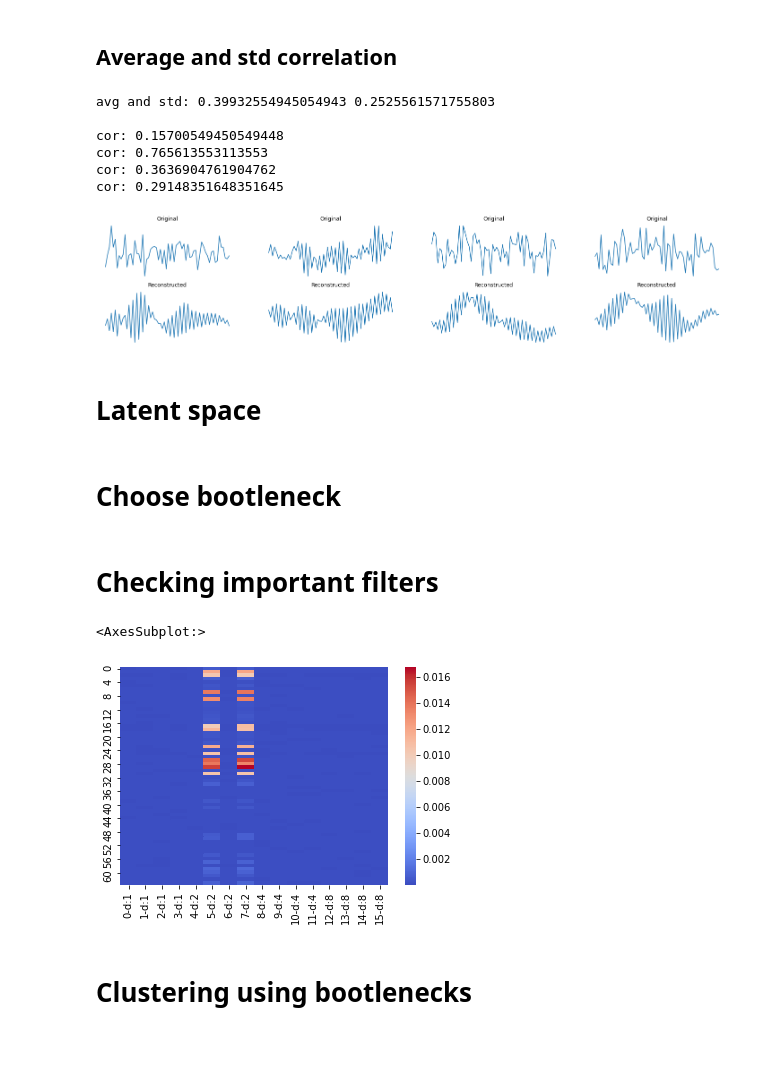
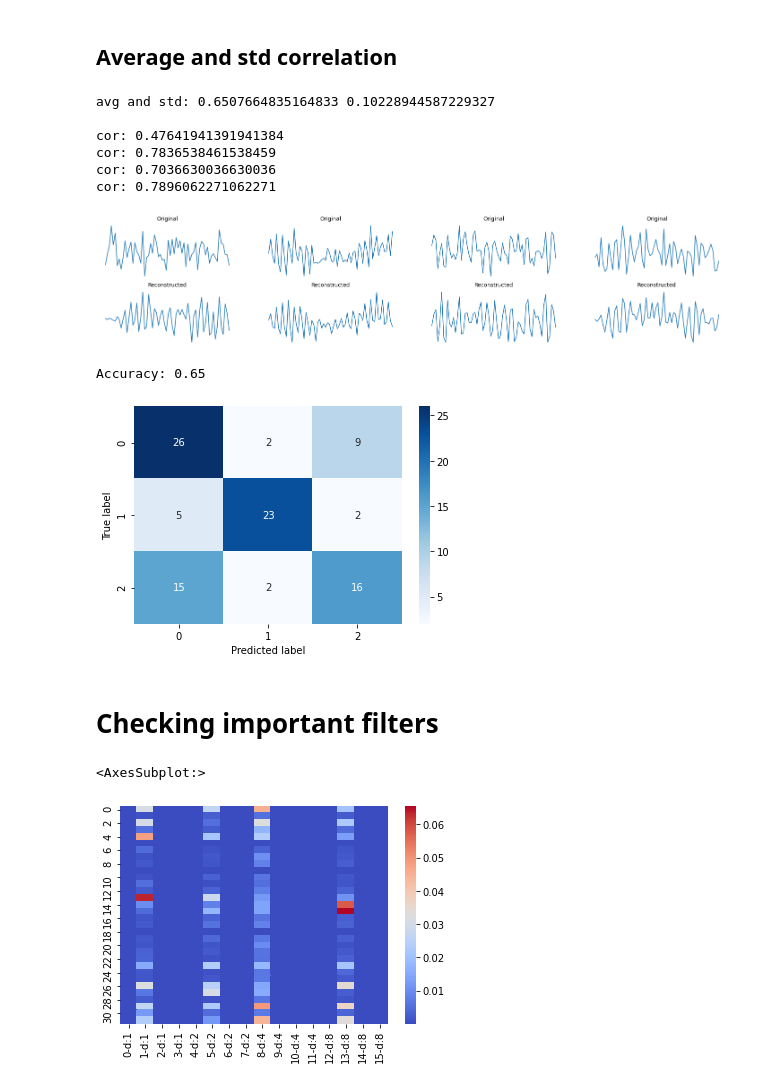
Before and after one commit to tonibofarull/TSAutoencoder, a Jupyter notebook: src/main.ipynb, the cells around one changed output. Cells and saved outputs as stored; diff of their text form; code cells hidden in the pictures; blank space fills up the shorter version.

```diff
--- a/src/main.ipynb
+++ b/src/main.ipynb
@@ -40,15 +40,28 @@ length = cfg_model.length # each observation is a vector of size (1,length)
 #X = sin_cos(n, length)
 #X = wind(num_elems=length)
 
-X1 = arma(n//3, length, ar=[-0.5, 0, 0, 0] , ma=[0.5, 0, 0, 0])
-X2 = arma(n//3, length, ar=[0,  0.7, 0, 0] , ma=[0, 0.8, 0, 0])
-X3 = arma(n//3, length, ar=[0, 0, 0, -0.6] , ma=[0, 0, 0, 0.7])
+X1 = arma(n//3, length, ar=[0, -0.5] , ma=[0, 0.1])
+X2 = arma(n//3, length, ar=[0, 0, 0.7] , ma=[0, 0, 0.05])
+X3 = arma(n//3, length, ar=[0, 0, 0, 0, -0.6] , ma=[0, 0, 0, 0, 0.2])
+class1 = np.array([0]*(n//3), dtype=np.float32).reshape(n//3, 1, 1)
+class2 = np.array([1]*(n//3), dtype=np.float32).reshape(n//3, 1, 1)
+class3 = np.array([2]*(n//3), dtype=np.float32).reshape(n//3, 1, 1)
+X1 = np.append(X1, class1, 2)
+X2 = np.append(X2, class2, 2)
+X3 = np.append(X3, class3, 2)
+
 X = np.r_[X1,X2,X3]
-np.random.shuffle(X)
+Y = np.array([1]*len(X1) + [2]*len(X2) + [3]*len(X3))
+
+idx = list(range(len(X)))
+np.random.shuffle(idx)
+X = X[idx]
+Y = Y[idx]
 
 X = torch.from_numpy(X)
 print("shape of X:", X.shape)
 
 X_train, X_valid, X_test = X[:n_train], X[n_train:n_train+n_valid], X[n_train+n_valid:]
+Y_train, Y_valid, Y_test = Y[:n_train], Y[n_train:n_train+n_valid], Y[n_train+n_valid:]
 print("shape of X_train, X_valid, X_test:", X_train.shape, X_valid.shape, X_test.shape)
 # %% [output]
@@ -57,7 +70,7 @@ shape of X_train, X_valid, X_test: torch.Size([1000, 1, 64]) torch.Size([100, 1,
 # %% [markdown]
 # Model
 # %%
-model = VCAE(cfg_model)
+model = CAE(cfg_model)
 # %% [markdown]
 ## Train
 # %%
@@ -99,34 +112,33 @@ plt.legend()
 ## Average and std correlation
 # %%
 pred = model(X_test).detach().numpy()
+inp = X_test[:,:,:-1]
 
 # avg and std of cors
-cors = [scipy.stats.spearmanr(pred[i,0], X_test[i,0]).correlation for i in range(n_test)]
+cors = [scipy.stats.spearmanr(pred[i,0], inp[i,0]).correlation for i in range(n_test)]
 print("avg and std:", np.mean(cors), np.std(cors))
 print()
 
 # plots
 n_plots = 4
 start = n_plots*0
 
 fig, axs = plt.subplots(nrows=2, ncols=n_plots, figsize=(25,5))
 for i in range(n_plots):
 
     axs[0,i].axis("off")
     axs[0,i].set_title("Original")
-    axs[0,i].plot(X_test[start+i,0])
+    axs[0,i].plot(inp[start+i,0])
 
     axs[1,i].axis("off")
     axs[1,i].set_title("Reconstructed")
     axs[1,i].plot(pred[start+i,0])
-    print("cor:", scipy.stats.spearmanr(pred[start+i,0], X_test[start+i,0]).correlation)
+    print("cor:", scipy.stats.spearmanr(pred[start+i,0], inp[start+i,0]).correlation)
 # %% [output]
-avg and std: 0.39932554945054943 0.2525561571755803
+avg and std: 0.6507664835164833 0.10228944587229327
 
-cor: 0.15700549450549448
-cor: 0.765613553113553
-cor: 0.3636904761904762
-cor: 0.29148351648351645
+cor: 0.47641941391941384
+cor: 0.7836538461538459
+cor: 0.7036630036630036
+cor: 0.7896062271062271
-[figure, old version]
+[figure, new version]
-# %% [markdown]
-# Latent space
@@ -136,2 +144,0 @@ if cfg_model.bottleneck_nn == 2:
-# %% [markdown]
-# Choose bootleneck
@@ -141,3 +145,19 @@ if cfg_model.bottleneck_nn == 2:
+# %%
+inp = X_test # data to perfom prediction
+_, pred = model(inp, get_training=True)
+probs = torch.nn.functional.softmax(pred)
+pred = torch.argmax(probs, dim=1).detach().numpy()
+real = inp[:,:,-1].flatten().long().detach().numpy()
+
+cm = confusion_matrix(real, pred)
+sns.heatmap(cm, annot=True, cmap="Blues")
+plt.xlabel("Predicted label")
+plt.ylabel("True label")
+
+print("Accuracy:", np.sum(np.diag(cm))/inp.shape[0])
+# %% [output]
+Accuracy: 0.65
+[figure, added]
 # %% [markdown]
 # Checking important filters
 # %%
@@ -155,6 +175,4 @@ x_axis_labels = [f"{i}-d:{2**(i//M)}" for i in range(w.shape[1])] # number of fi
 sns.heatmap(w, cmap="coolwarm", xticklabels=x_axis_labels) # y-axis => neuron of the bottleneck, x-axis => each position is one filter ordered by dilatation
 # %% [output]
 <AxesSubplot:>
-[figure, old version]
+[figure, new version]
-# %% [markdown]
-# Clustering using bootlenecks
```
Also changed, not shown: parts of 11 cells of this notebook, 9 other files.
